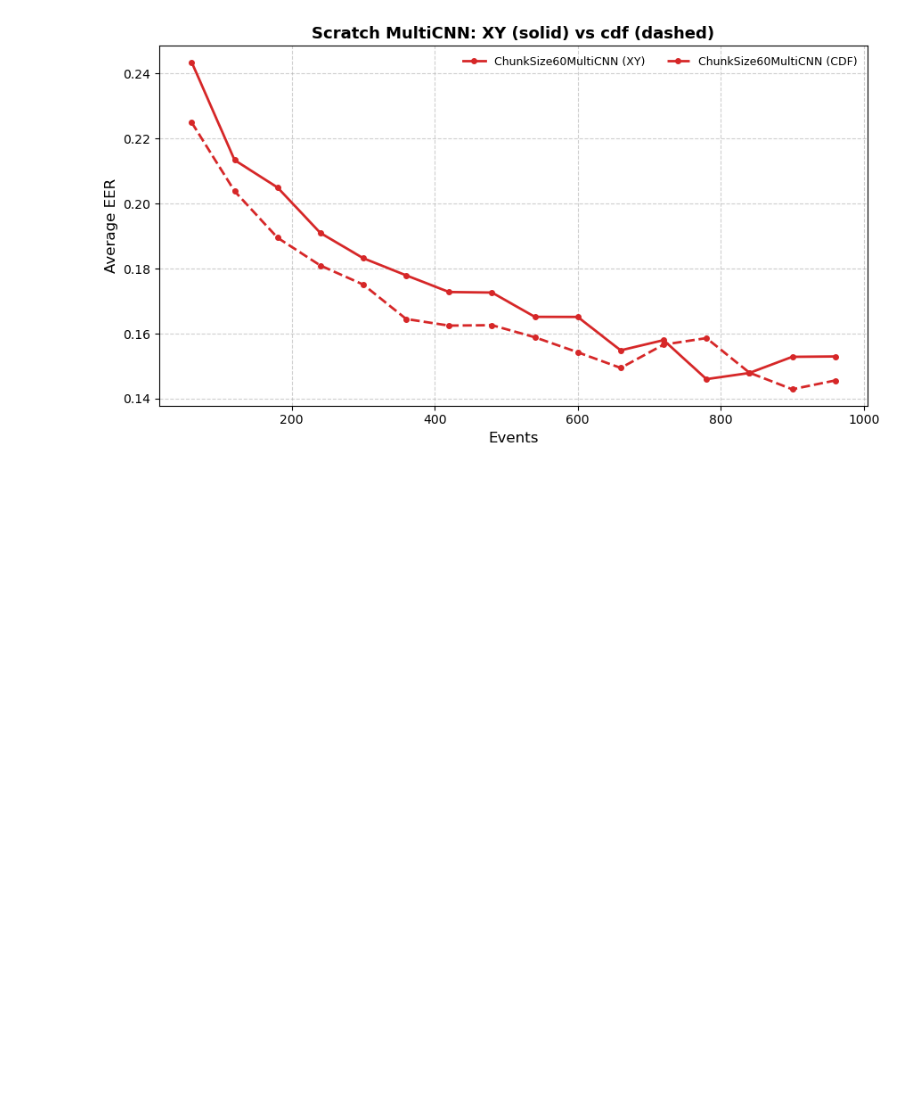
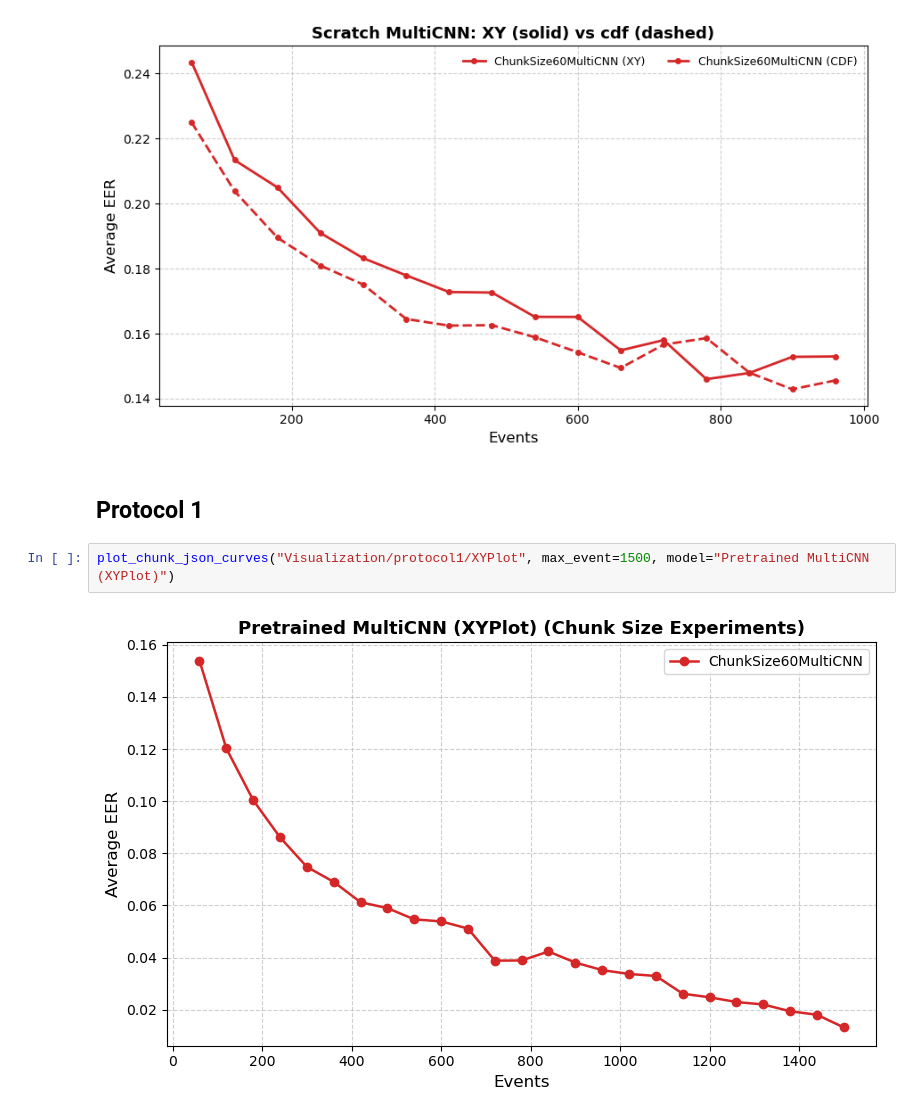
Before and after one commit to S-lijun/Mouse_Dynamics, a Jupyter notebook: Results_New.ipynb, the cells around one changed output. Drawn from its saved outputs; the diff is of its cells as text; blank space fills up the shorter version.

```diff
--- a/Results_New.ipynb
+++ b/Results_New.ipynb
@@ -489,3 +489,9 @@ plot_chunk_xy_cdf_curves(
 )
 # %% [output]
 [figure]
+# %% [markdown]
+## Protocol 1
+# %%
+plot_chunk_json_curves("Visualization/protocol1/XYPlot", max_event=1500, model="Pretrained MultiCNN (XYPlot)")
+# %% [output]
+[figure, added]
```
Also changed, not shown: 2 other files.
